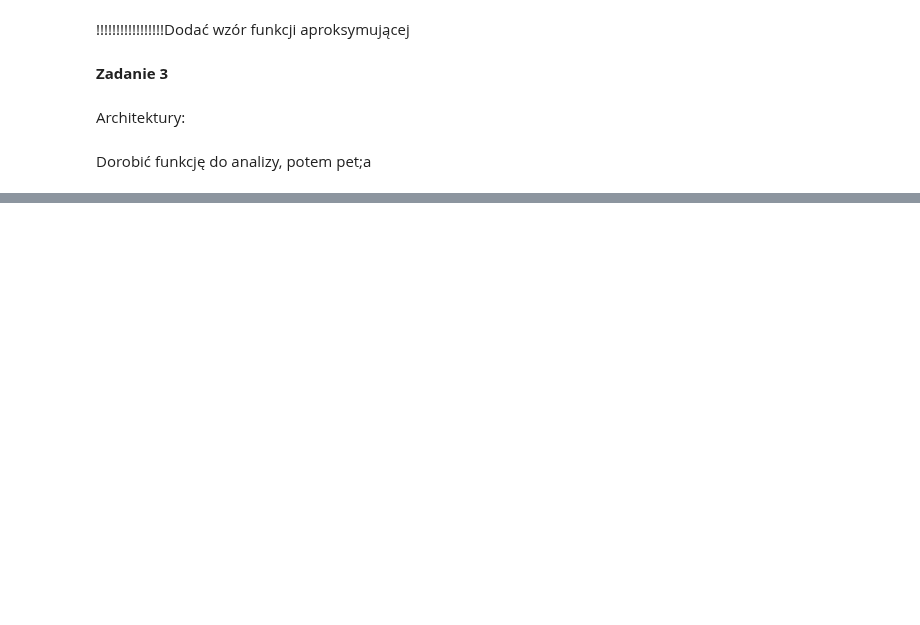
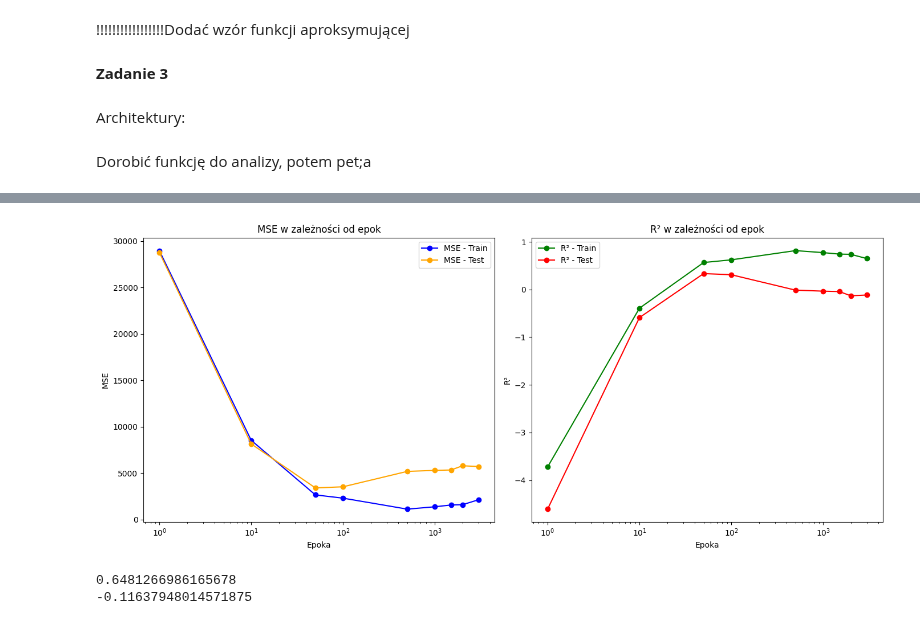
Before and after one commit to nkocjan/computational-intelligence-methods, a Jupyter notebook: lab03/lab03.ipynb, the cells around one changed output, grey strips where cells are left out. Cells and saved outputs as stored; diff of their text form; code cells hidden in the pictures; blank space fills up the shorter version.

```diff
--- a/lab03/lab03.ipynb
+++ b/lab03/lab03.ipynb
@@ -141,0 +207,67 @@ for arch in architektury:
+# %%
+def calculate_metrics(y_test, y_pred):
+    mse = mean_squared_error(y_test, y_pred)
+    r2 = r2_score(y_test, y_pred)
+    return mse, r2
+
+# Model z architekturą (200, 200, 200, 200, 200)
+best_model = MLPRegressor(hidden_layer_sizes=(200, 200, 200, 200, 200), activation='relu', max_iter=5000, random_state=0, tol=1e-4, warm_start=True, learning_rate_init=0.001)
+
+# Zbiór epok do analizy
+epochs_to_analyze = [1, 10, 50, 100, 500, 1000, 1500, 2000, 3000]
+
+# Listy do przechowywania wyników metryk
+train_errors, test_errors = [], []
+r2_train, r2_test = [], []
+
+# Pętla przez epoki
+for epoch in epochs_to_analyze:
+    best_model.max_iter = epoch  # Ustawiamy maksymalną liczbę epok na daną wartość
+    best_model.fit(X_train, y_train)
+
+    # Przewidywania na zbiorze treningowym i testowym
+    y_train_pred = best_model.predict(X_train)
+    y_test_pred = best_model.predict(X_test)
+
+    # Obliczanie MSE i R² dla treningu i testu
+    mse_train, r2_train_val = calculate_metrics(y_train, y_train_pred)
+    mse_test, r2_test_val = calculate_metrics(y_test, y_test_pred)
+
+    train_errors.append(mse_train)
+    test_errors.append(mse_test)
+    r2_train.append(r2_train_val)
+    r2_test.append(r2_test_val)
+
+# Wykresy: MSE i R² w zależności od epok
+fig, (ax1, ax2) = plt.subplots(1, 2, figsize=(14, 6))
+
+# MSE
+ax1.plot(epochs_to_analyze, train_errors, label="MSE - Train", color='blue', marker='o')
+ax1.plot(epochs_to_analyze, test_errors, label="MSE - Test", color='orange', marker='o')
+ax1.set_title('MSE w zależności od epok')
+ax1.set_xlabel('Epoka')
+ax1.set_ylabel('MSE')
+ax1.set_xscale('log')  # Skala liniowa na osi X
+ax1.set_yscale('linear')  # Skala logarytmiczna na osi Y
+ax1.legend()
+
+# R²
+ax2.plot(epochs_to_analyze, r2_train, label="R² - Train", color='green', marker='o')
+ax2.plot(epochs_to_analyze, r2_test, label="R² - Test", color='red', marker='o')
+ax2.set_title('R² w zależności od epok')
+ax2.set_xlabel('Epoka')
+ax2.set_ylabel('R²')
+ax2.set_xscale('log')  # Skala liniowa na osi X
+ax2.set_yscale('linear')  # Skala logarytmiczna na osi Y
+ax2.legend()
+
+plt.tight_layout()
+plt.show()
+# %% [output]
+[figure, added]
+# %%
+print(best_model.score(X_train, y_train))
+print(best_model.score(X_test, y_test))
+# %% [output]
+0.6481266986165678
+-0.11637948014571875
```
Also changed, not shown: parts of 10 cells of this notebook.
